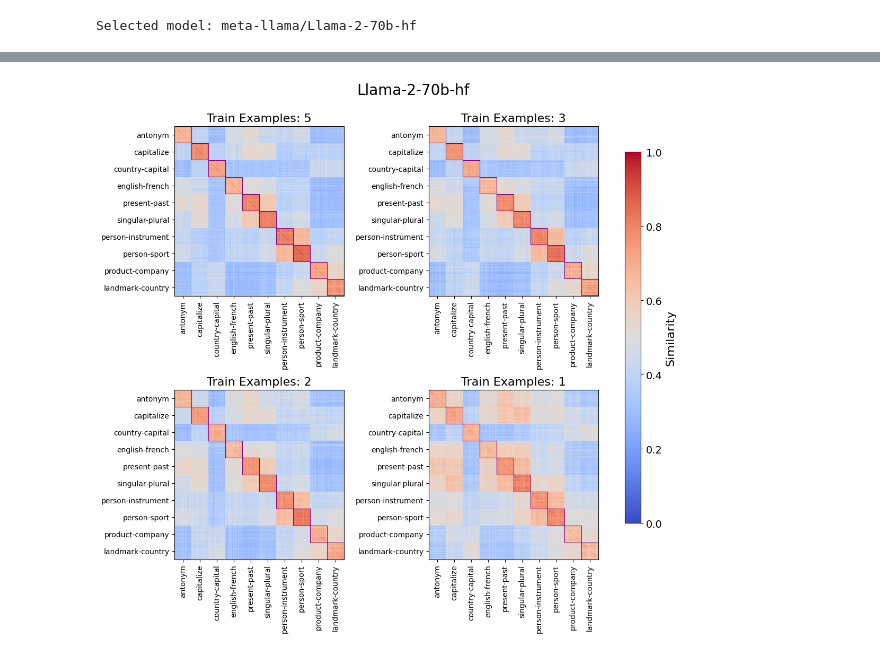
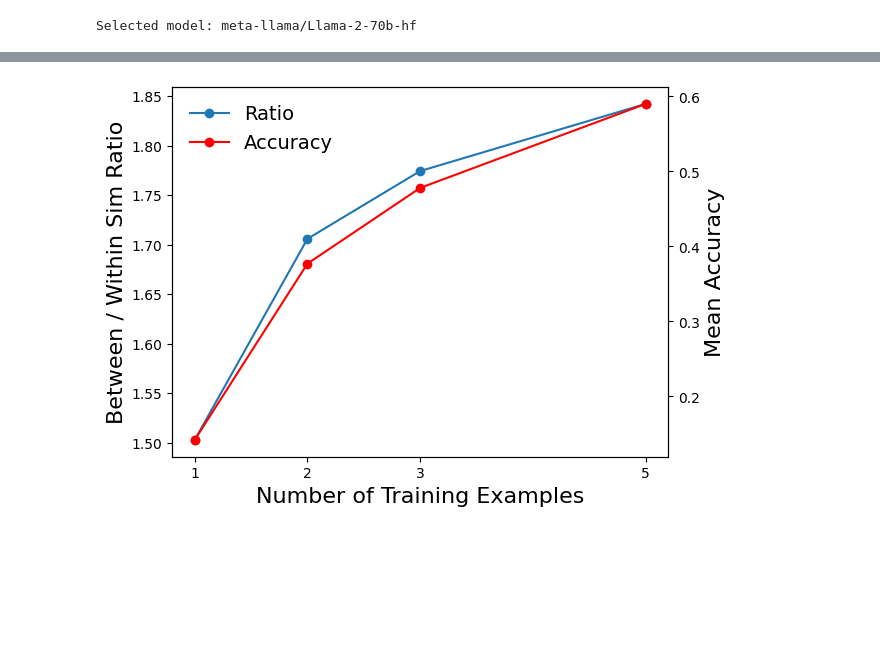
Before and after one commit to gucioopielka/concept_vectors, a Jupyter notebook: inspect_FVs.ipynb, the cells around one changed output, grey strips where cells are left out. Drawn from its saved outputs; the diff is of its cells as text; code cells hidden in the pictures; blank space fills up the shorter version.

```diff
--- a/inspect_FVs.ipynb
+++ b/inspect_FVs.ipynb
@@ -36,0 +138,19 @@ Selected model: meta-llama/Llama-2-70b-hf
+# %%
+fig, ax = plt.subplots()
+line1, = ax.plot(n_train_sizes, sim_ratio, label='Ratio', marker='o')
+ax2 = ax.twinx()
+line2, = ax2.plot(n_train_sizes, acc_mean, label='Accuracy', marker='o', color='red')
+
+ax.set_xticks(n_train_sizes)
+ax.set_xlabel('Number of Training Examples', fontsize=16)
+ax.set_ylabel('Between / Within Sim Ratio', fontsize=16)
+ax2.set_ylabel('Mean Accuracy', fontsize=16)
+
+# Combine legends from both axes into one
+lines = [line1, line2]
+labels = [line.get_label() for line in lines]
+ax.legend(lines, labels, fontsize=14, frameon=False)
+
+plt.show()
+# %% [output]
+[figure, added]
@@ -43,35 +162,0 @@ task_idx = get_unique_indices(pd.Series(tasks))
-# %%
-from matplotlib.cm import ScalarMappable
-from matplotlib.colors import Normalize
-
-n_train_sizes = [5,3,2,1]
-fig, axes = plt.subplots(nrows=2, ncols=2, figsize=(10, 10))
-axes_flat = axes.flatten()
-
-norm = Normalize(vmin=0, vmax=1)
-
-# Iterate over each RDM and plot it on the corresponding subplot
-for idx, ax in enumerate(axes_flat):
-    results_path = f'{DATA_DIR}/{model.nickname}__{n_train_sizes[idx]}_n.pkl'
-    data = pickle.load(open(results_path, 'rb'))
-    FVs = np.concatenate([data[dataset]['FVs'] for dataset in data.keys()])
-    rdm = get_RDM(FVs)
-    plot_RDM(rdm,
-             axis=ax,
-             title=f'Train Examples: {n_train_sizes[idx]}',
-             rel_indices=task_idx,
-             rel_ticks=True,
-             norm=norm,
-    )
-
-# Create a colorbar
-fig.subplots_adjust(right=0.85, left=0.05, bottom=0.05, top=0.93, wspace=0.5, hspace=0.3)
-cbar_ax = fig.add_axes([0.9, 0.15, 0.03, 0.7])
-cbar = fig.colorbar(ScalarMappable(norm=norm, cmap='coolwarm'), cax=cbar_ax)
-cbar.set_label('Similarity', fontsize=16)
-cbar.ax.tick_params(labelsize=14)
-
-plt.suptitle(model.nickname, fontsize=20)
-plt.show()
-# %% [output]
-[figure, removed]
```
Also changed, not shown: parts of 30 cells of this notebook, 28 other files.
